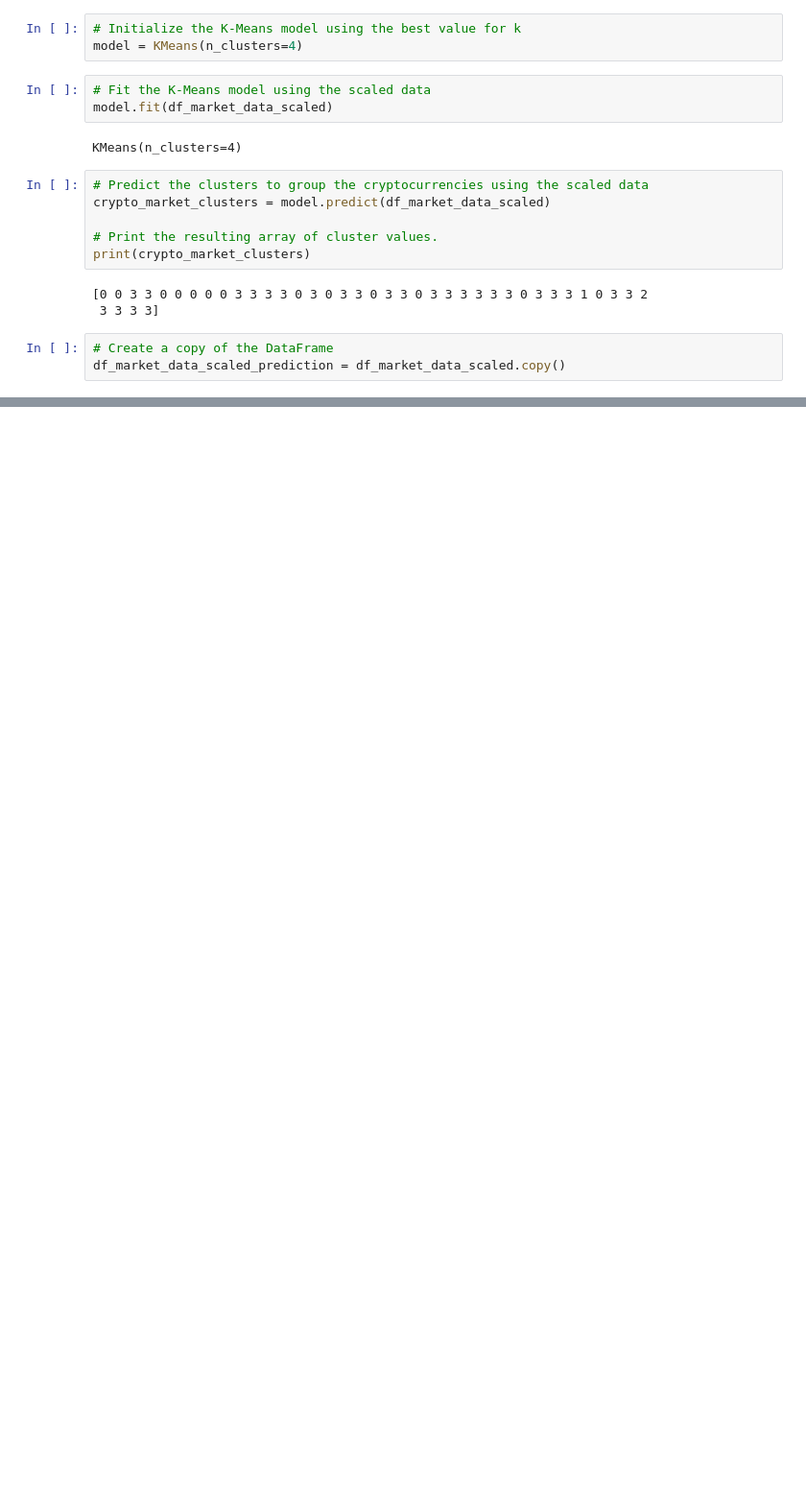
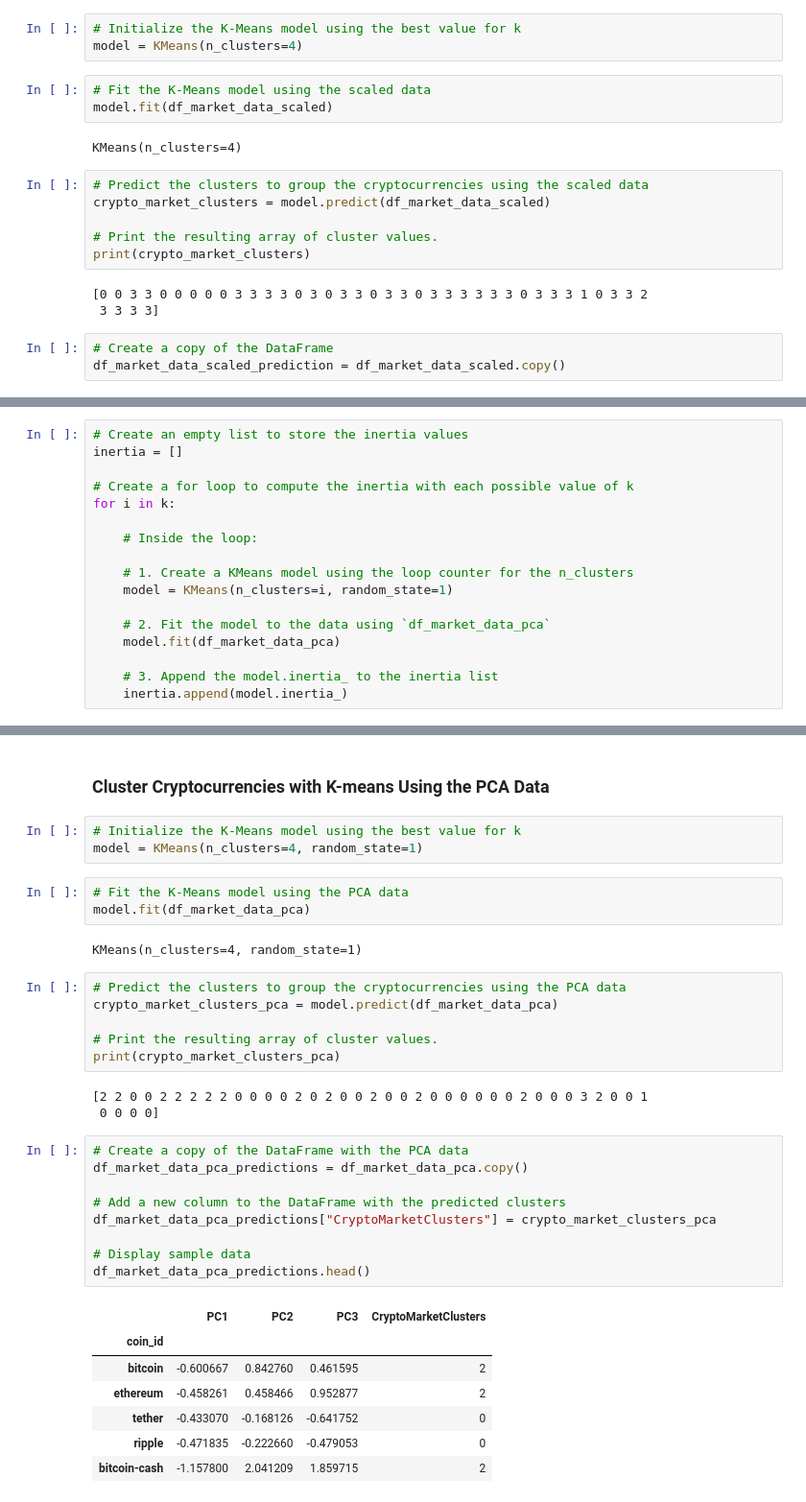
Before and after one commit to DominicT1995/CryptoClustering, a Jupyter notebook: crypto_clustering.ipynb, the cells around one changed output, grey strips where cells are left out. Shown: that part at 96% size. Drawn from its saved outputs; the diff is of its cells as text; blank space fills up the shorter version.

Commit message:
clusters optimized with PCA, k value determined with PCA data, Kmeans performed using k value and PCA data and plotted

```diff
--- a/crypto_clustering.ipynb
+++ b/crypto_clustering.ipynb
@@ -188,0 +253,17 @@ df_market_data_scaled_prediction.hvplot.scatter(
+# %%
+# Create an empty list to store the inertia values
+inertia = []
+
+# Create a for loop to compute the inertia with each possible value of k
+for i in k:
+
+    # Inside the loop:
+
+    # 1. Create a KMeans model using the loop counter for the n_clusters
+    model = KMeans(n_clusters=i, random_state=1)
+
+    # 2. Fit the model to the data using `df_market_data_pca`
+    model.fit(df_market_data_pca)
+
+    # 3. Append the model.inertia_ to the inertia list
+    inertia.append(model.inertia_)
@@ -188,0 +298,36 @@ df_market_data_scaled_prediction.hvplot.scatter(
+# %% [markdown]
+### Cluster Cryptocurrencies with K-means Using the PCA Data
+# %%
+# Initialize the K-Means model using the best value for k
+model = KMeans(n_clusters=4, random_state=1)
+# %%
+# Fit the K-Means model using the PCA data
+model.fit(df_market_data_pca)
+# %% [output]
+KMeans(n_clusters=4, random_state=1)
+# %%
+# Predict the clusters to group the cryptocurrencies using the PCA data
+crypto_market_clusters_pca = model.predict(df_market_data_pca)
+
+# Print the resulting array of cluster values.
+print(crypto_market_clusters_pca)
+# %% [output]
+[2 2 0 0 2 2 2 2 2 0 0 0 0 2 0 2 0 0 2 0 0 2 0 0 0 0 0 0 2 0 0 0 3 2 0 0 1
+ 0 0 0 0]
+# %%
+# Create a copy of the DataFrame with the PCA data
+df_market_data_pca_predictions = df_market_data_pca.copy()
+
+# Add a new column to the DataFrame with the predicted clusters
+df_market_data_pca_predictions["CryptoMarketClusters"] = crypto_market_clusters_pca
+
+# Display sample data
+df_market_data_pca_predictions.head()
+# %% [output]
+|  | PC1 | PC2 | PC3 | CryptoMarketClusters |
+| coin_id |  |  |  |  |
+| bitcoin | -0.600667 | 0.842760 | 0.461595 | 2 |
+| ethereum | -0.458261 | 0.458466 | 0.952877 | 2 |
+| tether | -0.433070 | -0.168126 | -0.641752 | 0 |
+| ripple | -0.471835 | -0.222660 | -0.479053 | 0 |
+| bitcoin-cash | -1.157800 | 2.041209 | 1.859715 | 2 |
```
Also changed, not shown: parts of 18 cells of this notebook.
